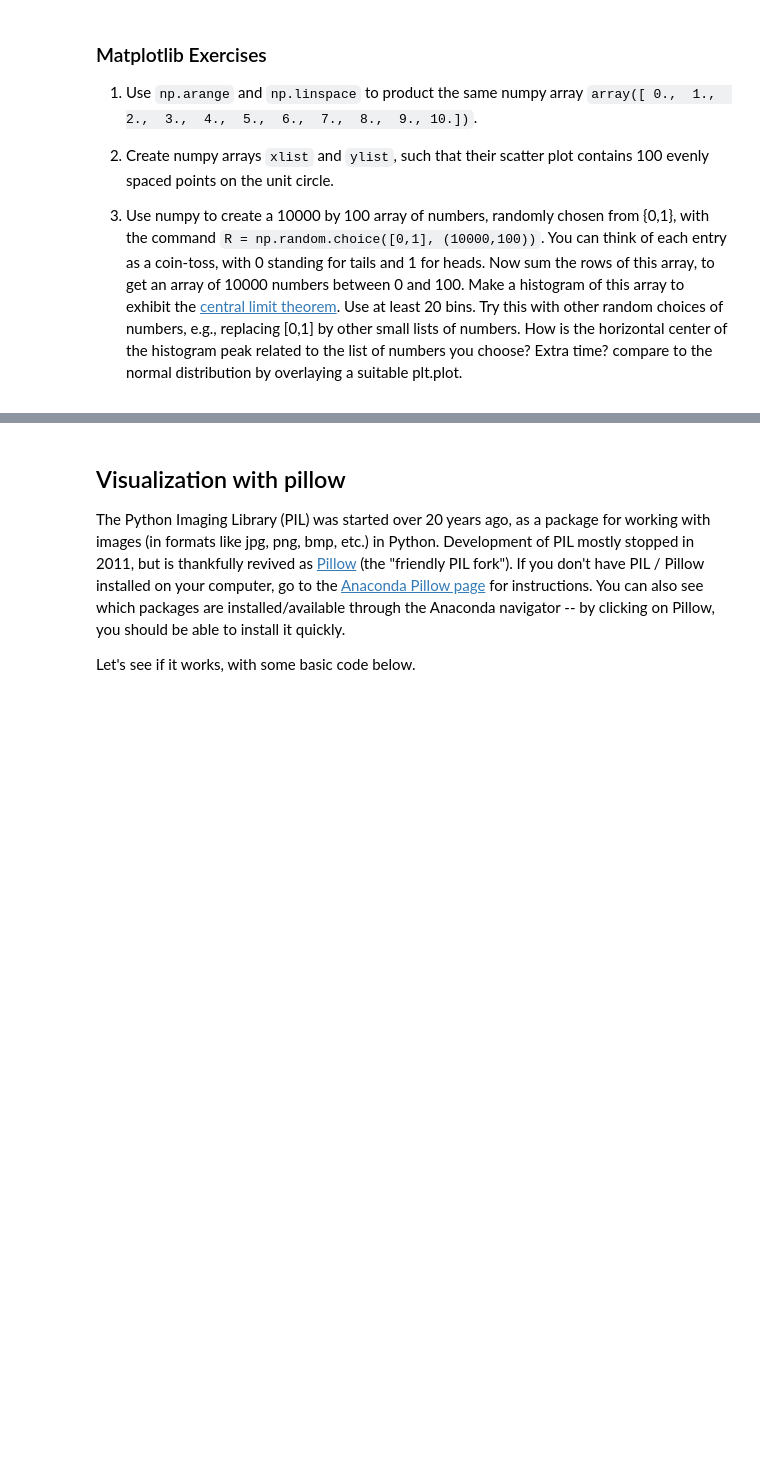
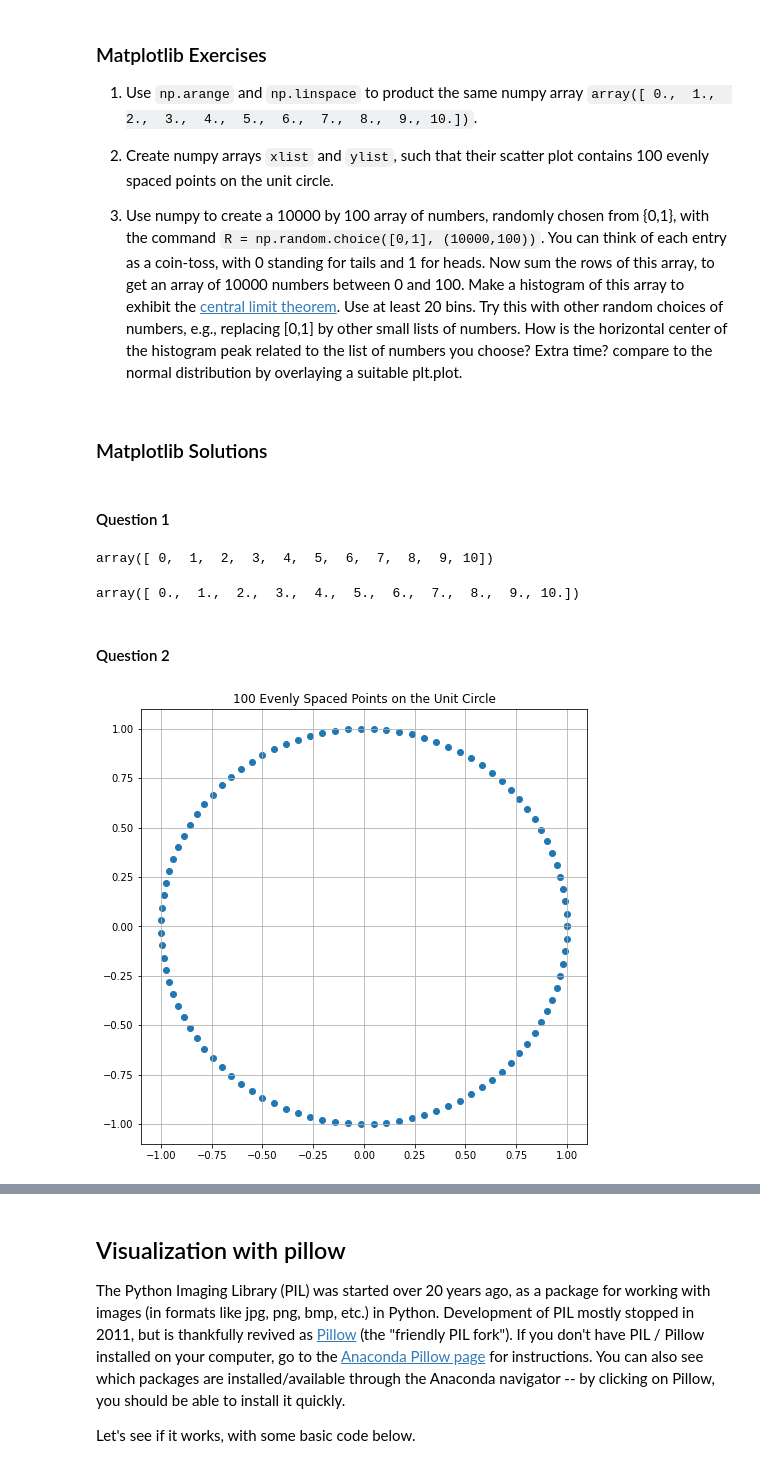
Before and after one commit to kelngu/python-for-math, a Jupyter notebook: Notebook #4/P4M_Notebook_4.ipynb, the cells around one changed output, grey strips where cells are left out. Drawn from its saved outputs; the diff is of its cells as text; code cells hidden in the pictures; blank space fills up the shorter version.

```diff
--- a/Notebook #4/P4M_Notebook_4.ipynb
+++ b/Notebook #4/P4M_Notebook_4.ipynb
@@ -686,0 +1151,26 @@ The command `np.linspace(start, stop, length)` creates a numpy array that begins
+# %% [markdown]
+### Matplotlib Solutions
+# %% [markdown]
+#### Question 1
+# %%
+np.arange(0, 11, 1)
+# %% [output]
+array([ 0,  1,  2,  3,  4,  5,  6,  7,  8,  9, 10])
+# %%
+np.linspace(0,10,11)
+# %% [output]
+array([ 0.,  1.,  2.,  3.,  4.,  5.,  6.,  7.,  8.,  9., 10.])
+# %% [markdown]
+#### Question 2
+# %%
+two_pi = 2 * np.pi
+points = np.linspace(0,two_pi,100)
+xlist = np.cos(points)
+ylist = np.sin(points)
+plt.figure(figsize=(8,8))
+plt.scatter(xlist,ylist)
+plt.title('100 Evenly Spaced Points on the Unit Circle')
+plt.grid()
+plt.show()
+# %% [output]
+[figure, added]
```
Also changed, not shown: parts of 106 cells of this notebook.
